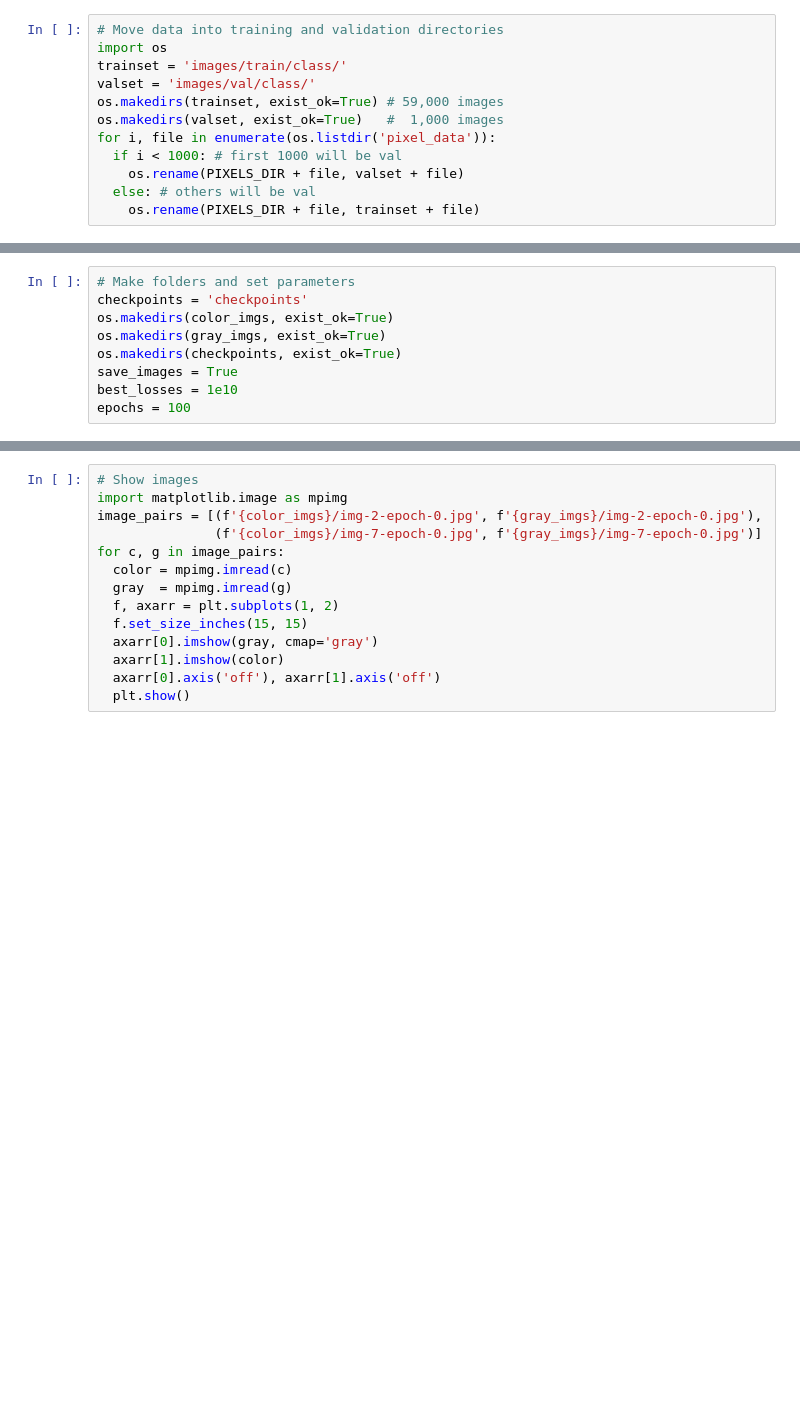
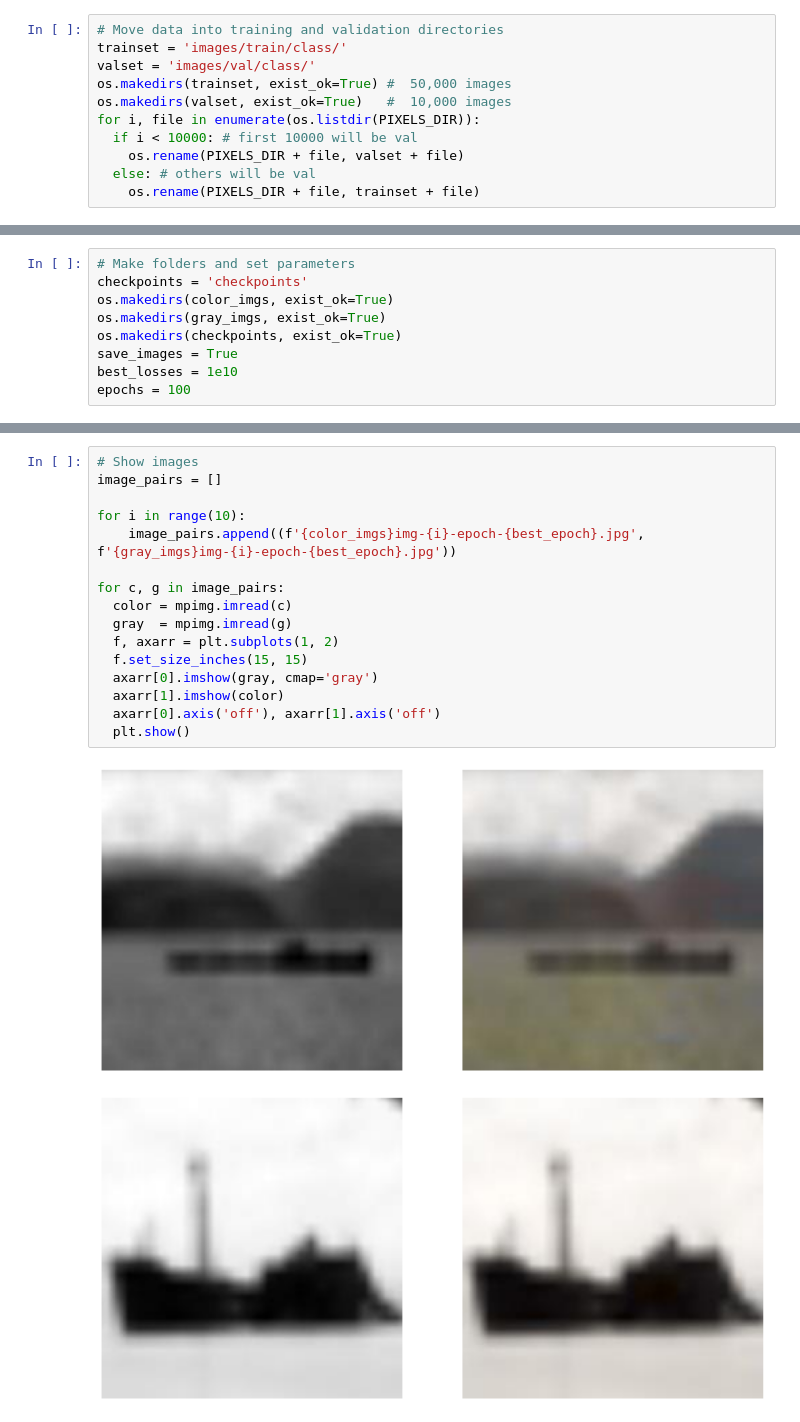
Before and after one commit to AdamStudies-PWR/MGU-Projekt, a Jupyter notebook: MGU-ResNet18.ipynb, the cells around one changed output, grey strips where cells are left out. Cells and saved outputs as stored; diff of their text form; blank space fills up the shorter version.

```diff
--- a/MGU-ResNet18.ipynb
+++ b/MGU-ResNet18.ipynb
@@ -82,12 +84,11 @@ File count: 60000
 # %%
 # Move data into training and validation directories
-import os
 trainset = 'images/train/class/'
 valset = 'images/val/class/'
-os.makedirs(trainset, exist_ok=True) # 59,000 images
-os.makedirs(valset, exist_ok=True)   #  1,000 images
-for i, file in enumerate(os.listdir('pixel_data')):
-  if i < 1000: # first 1000 will be val
+os.makedirs(trainset, exist_ok=True) #  50,000 images
+os.makedirs(valset, exist_ok=True)   #  10,000 images
+for i, file in enumerate(os.listdir(PIXELS_DIR)):
+  if i < 10000: # first 10000 will be val
     os.rename(PIXELS_DIR + file, valset + file)
   else: # others will be val
     os.rename(PIXELS_DIR + file, trainset + file)
@@ -403,14 +377,19 @@ with torch.no_grad():
 # %%
 # Show images
-import matplotlib.image as mpimg
-image_pairs = [(f'{color_imgs}/img-2-epoch-0.jpg', f'{gray_imgs}/img-2-epoch-0.jpg'),
-               (f'{color_imgs}/img-7-epoch-0.jpg', f'{gray_imgs}/img-7-epoch-0.jpg')]
+image_pairs = []
+
+for i in range(10):
+    image_pairs.append((f'{color_imgs}img-{i}-epoch-{best_epoch}.jpg', f'{gray_imgs}img-{i}-epoch-{best_epoch}.jpg'))
+
 for c, g in image_pairs:
   color = mpimg.imread(c)
   gray  = mpimg.imread(g)
   f, axarr = plt.subplots(1, 2)
   f.set_size_inches(15, 15)
   axarr[0].imshow(gray, cmap='gray')
   axarr[1].imshow(color)
   axarr[0].axis('off'), axarr[1].axis('off')
   plt.show()
+# %% [output]
+[figure, added]
+[figure, added]
```
Also changed, not shown: parts of 12 cells of this notebook, 3 other files.
